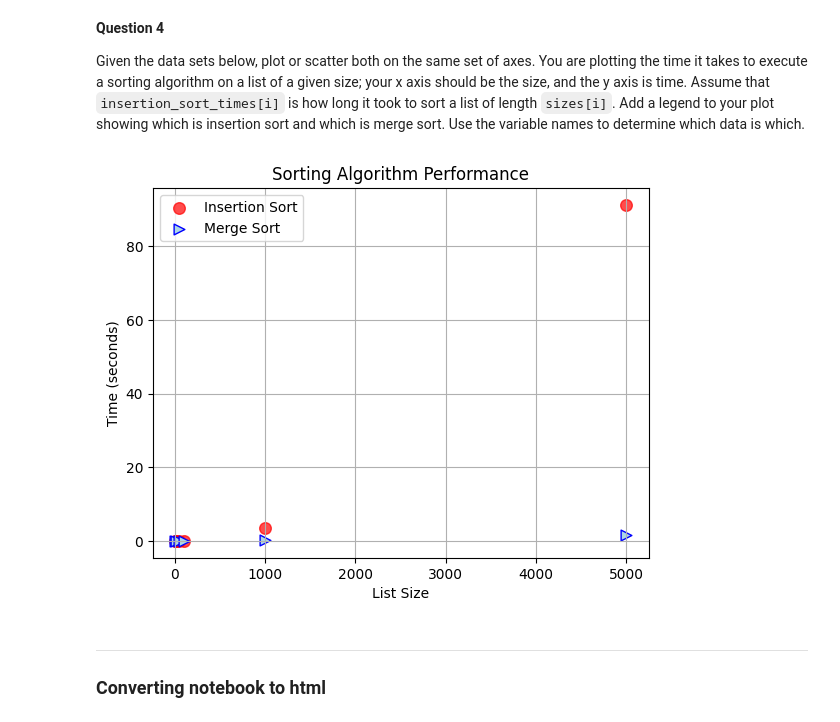
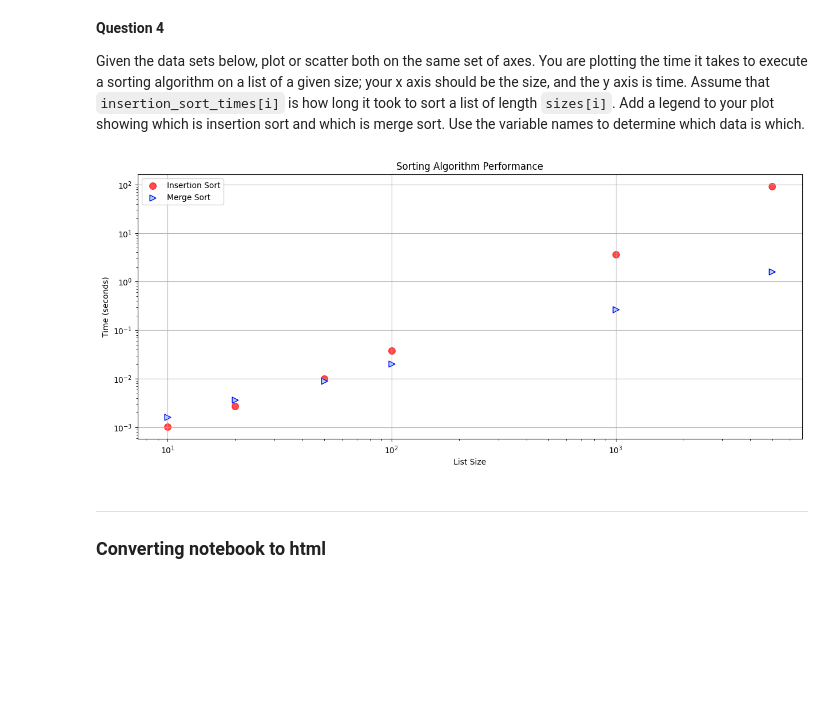
Before and after one commit to Bdowdle4/bd-pyplot, a Jupyter notebook: pyplot.ipynb, the cells around one changed output. Cells and saved outputs as stored; diff of their text form; code cells hidden in the pictures; blank space fills up the shorter version.

```diff
--- a/pyplot.ipynb
+++ b/pyplot.ipynb
@@ -146,28 +146,33 @@ Given the data sets below, plot or scatter both on the same set of axes.  You ar
 # %%
 import matplotlib.pyplot as plt
 
 # Given Data
 sizes = [10, 20, 50, 100, 1000, 5000]
 insertion_sort_times = [0.0010252999999999998, 0.0027026999999999954, 0.010147200000000002, 0.0381137, 3.6303399, 91.2180796]
 merge_sort_times = [0.00161889999999687, 0.003635600000009731, 0.0090655000000055, 0.020108000000007564, 0.2687474000000094, 1.6147050999999948]
 
 # Create a scatter plot
+plt.figure(figsize=(15, 6))
 plt.scatter(sizes, insertion_sort_times, color='red', s=70, alpha=0.7, label='Insertion Sort')
 plt.scatter(sizes, merge_sort_times, color='lightblue', s=60, edgecolor='blue', marker='>', label='Merge Sort')
 
 # Add labels and title
 plt.xlabel('List Size')
 plt.ylabel('Time (seconds)')
 plt.title('Sorting Algorithm Performance')
 
+# Use logarithmic scale for both axes to see the algorithmic complexity
+plt.xscale('log')
+plt.yscale('log')
+
 # Add legend and Grid
 plt.legend()
 plt.grid(True)
 
 # Show the plot
 plt.show()
 # %% [output]
-[figure, old version]
+[figure, new version]
 # %% [markdown]
 ***
 ### Converting notebook to html
```
Also changed, not shown: parts of 3 cells of this notebook, 1 other file.
